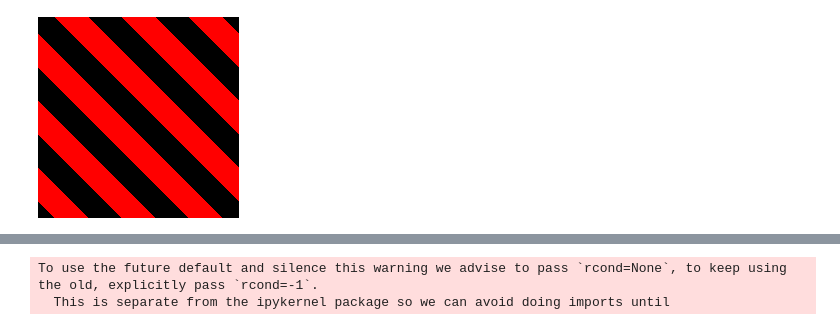
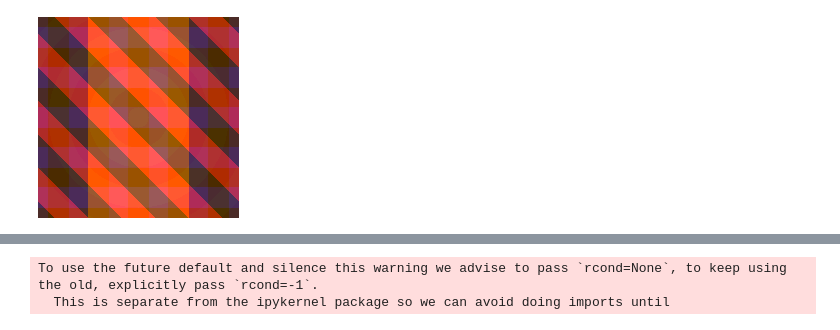
Before and after one commit to emannes/library-of-images, a Jupyter notebook: library.ipynb, the cells around one changed output, grey strips where cells are left out. Drawn from its saved outputs; the diff is of its cells as text; code cells hidden in the pictures.

Commit message:
further basis vectors

```diff
--- a/library.ipynb
+++ b/library.ipynb
@@ -11,9 +11,10 @@ basis = [
     ims['4-7'], ims['10-7'],
 ]
 basis.append(Image.blend(ims['2-3'], basis[3], -10))
-basis.append(Image.blend(Image.blend(basis[0], ims['2-7'],1.5), basis[5], -2))
+basis.append(Image.blend(Image.blend(basis[0], ims['2-7'],1.5), basis[5], -5))
 basis.append(Image.blend(Image.blend(ims['10-5'], basis[5], -0.7), basis[6], -1))
 basis.append(Image.blend(Image.blend(ims['2-5'], basis[5], -0.7), basis[3], -0.8))
 basis.append(Image.blend(ims['21-8'], basis[0], -1))
 basis.append(Image.blend(Image.blend(Image.blend(Image.blend(Image.blend(ims['26-8'], basis[5], -0.21), basis[7], -0.8), basis[9], -0.33), basis[0], 0.04), basis[6], -0.25))
 basis.append(Image.blend(ims['70-7'], basis[6],-1))
+basis.append(Image.blend(ims['65-8'], basis[9],-5))
@@ -24,5 +29,5 @@ ims['70-7']
 # %%
-Image.blend(ims['70-7'], basis[6],-1)
+Image.blend(ims['41-8'], basis[0],-.3)
 # %% [output]
-[figure, old version]
+[figure, new version]
 # %%
```
Also changed, not shown: parts of 10 cells of this notebook.
